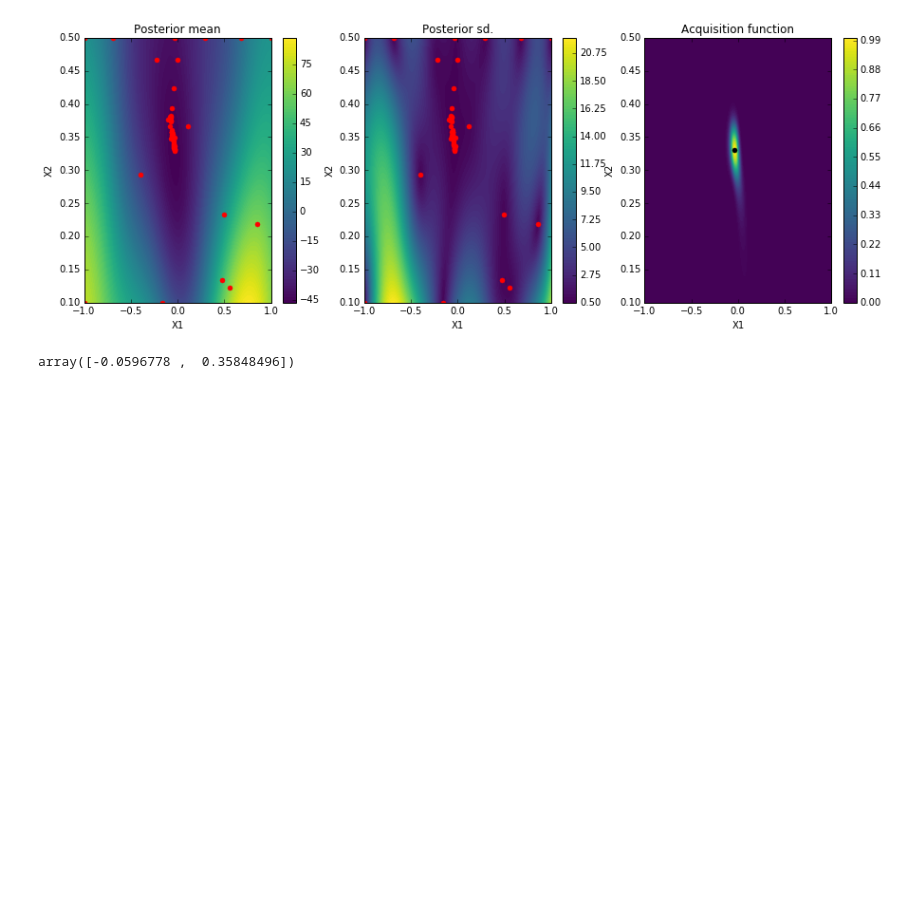
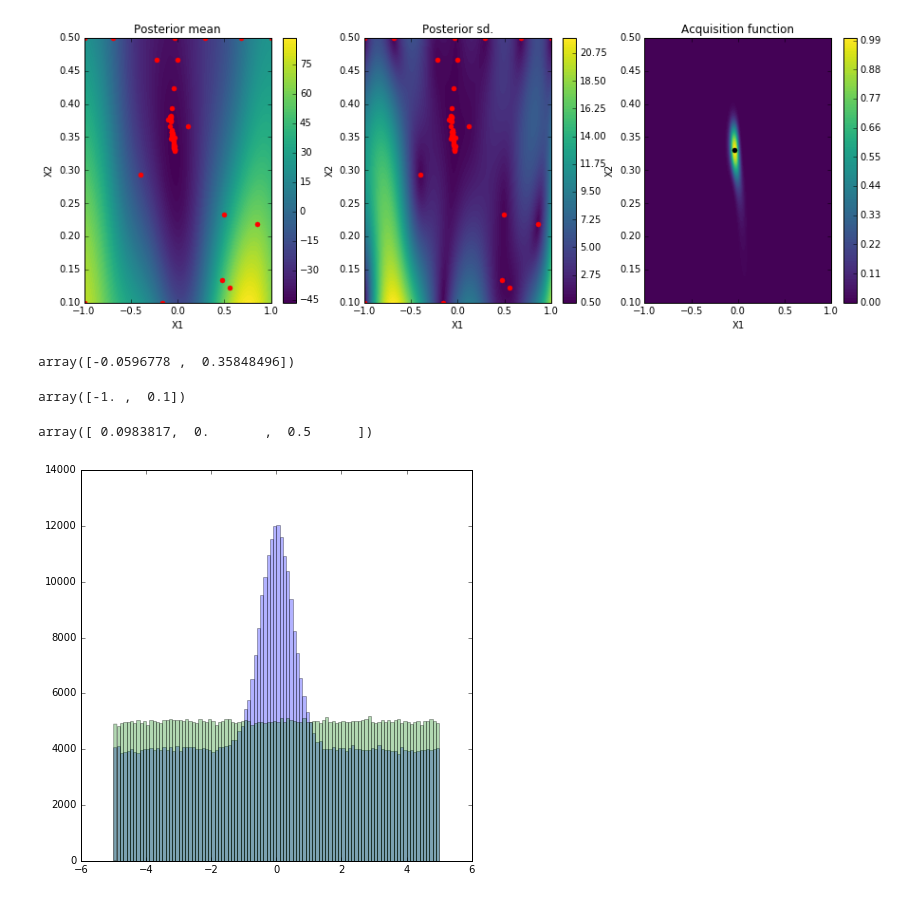
Before and after one commit to cranmer/carl-notebooks, a Jupyter notebook: Gaussian on flat background.ipynb, the cells around one changed output. Saved outputs shown, nothing was run; the diff lists cells and outputs as text; code cells hidden in the pictures; blank space fills up the shorter version.

```diff
--- a/Gaussian on flat background.ipynb
+++ b/Gaussian on flat background.ipynb
@@ -334,3 +334,22 @@ solver.plot_acquisition()
 solver.x_opt
 # %% [output]
 array([-0.0596778 ,  0.35848496])
+# %%
+X[0]
+# %% [output]
+array([-1. ,  0.1])
+# %%
+X_test, y = make_parameterized_classification(
+    p0, p1,
+    n_train_samples,
+    [(mass, np.linspace(0., 2, num=1)),
+     (width, np.linspace(0.5, 2, num=1))])
+
+X_test[0]
+# %% [output]
+array([ 0.0983817,  0.       ,  0.5      ])
+# %%
+h = plt.hist(X_test[:n_train_samples/2,0], bins=100, alpha=0.3)
+_ = plt.hist(X_test[n_train_samples/2:-1,0], bins=h[1], alpha=0.3)
+# %% [output]
+[figure, added]
```
Also changed, not shown: parts of 15 cells of this notebook, 1 other file.
